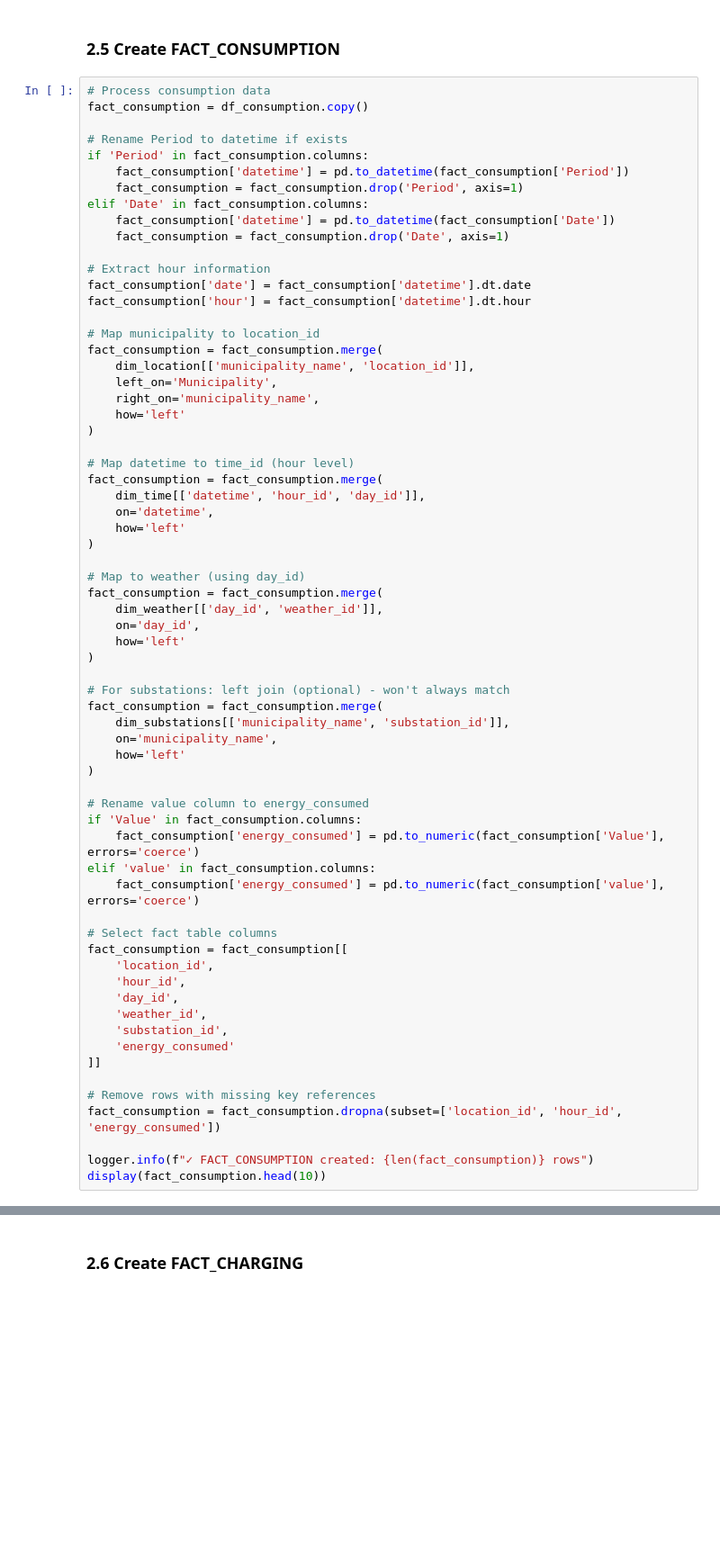
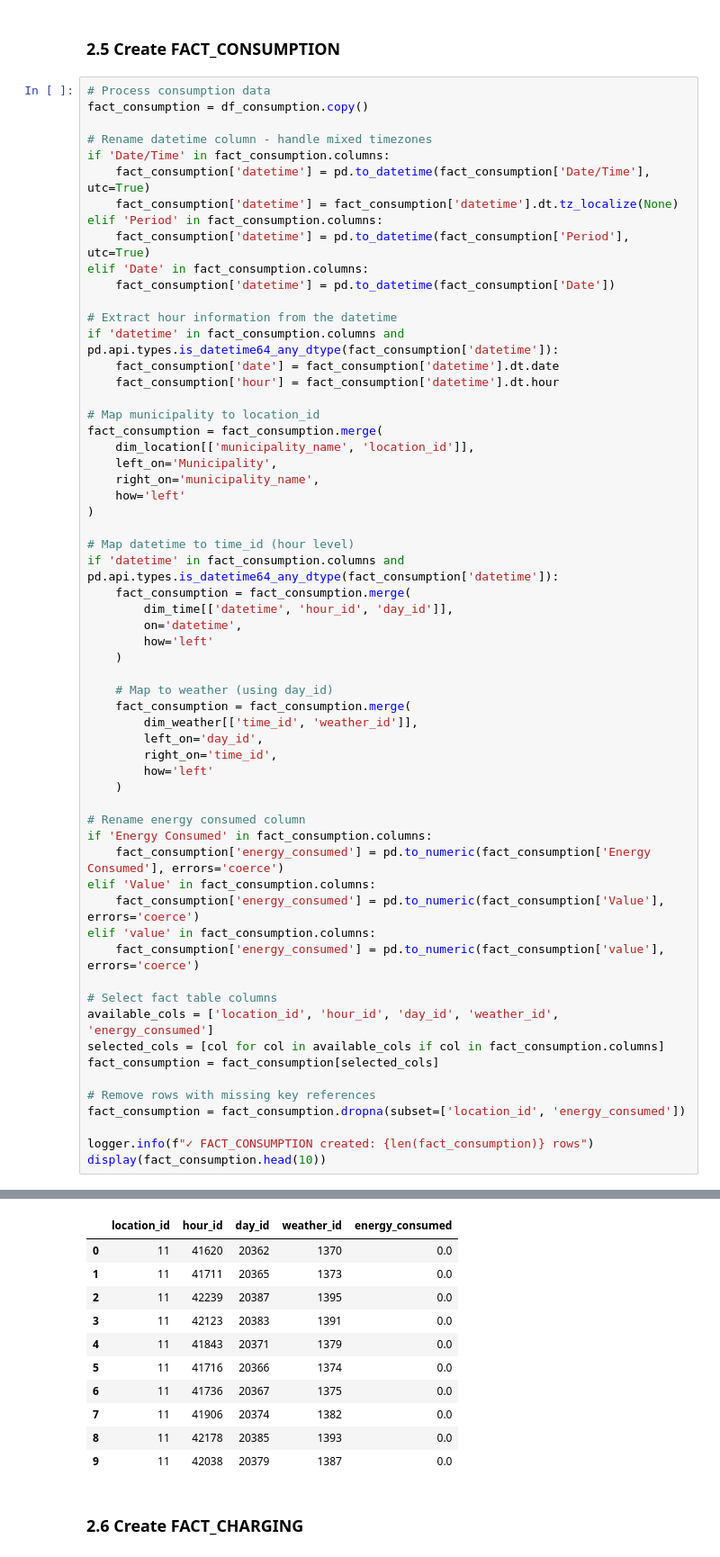
Before and after one commit to nnovajulian08/DataScienceLab, a Jupyter notebook: DW_Complete/ETL_Workflow.ipynb, the cells around one changed output, grey strips where cells are left out. Shown at 90% size. Saved outputs shown, nothing was run; the diff lists cells and outputs as text; blank space fills up the shorter version.

```diff
--- a/DW_Complete/ETL_Workflow.ipynb
+++ b/DW_Complete/ETL_Workflow.ipynb
@@ -359,17 +616,19 @@ display(dim_substations.head(10))
 # Process consumption data
 fact_consumption = df_consumption.copy()
 
-# Rename Period to datetime if exists
-if 'Period' in fact_consumption.columns:
-    fact_consumption['datetime'] = pd.to_datetime(fact_consumption['Period'])
-    fact_consumption = fact_consumption.drop('Period', axis=1)
+# Rename datetime column - handle mixed timezones
+if 'Date/Time' in fact_consumption.columns:
+    fact_consumption['datetime'] = pd.to_datetime(fact_consumption['Date/Time'], utc=True)
+    fact_consumption['datetime'] = fact_consumption['datetime'].dt.tz_localize(None)
+elif 'Period' in fact_consumption.columns:
+    fact_consumption['datetime'] = pd.to_datetime(fact_consumption['Period'], utc=True)
 elif 'Date' in fact_consumption.columns:
     fact_consumption['datetime'] = pd.to_datetime(fact_consumption['Date'])
-    fact_consumption = fact_consumption.drop('Date', axis=1)
 
-# Extract hour information
-fact_consumption['date'] = fact_consumption['datetime'].dt.date
-fact_consumption['hour'] = fact_consumption['datetime'].dt.hour
+# Extract hour information from the datetime
+if 'datetime' in fact_consumption.columns and pd.api.types.is_datetime64_any_dtype(fact_consumption['datetime']):
+    fact_consumption['date'] = fact_consumption['datetime'].dt.date
+    fact_consumption['hour'] = fact_consumption['datetime'].dt.hour
 
 # Map municipality to location_id
 fact_consumption = fact_consumption.merge(
@@ -380,44 +639,37 @@ fact_consumption = fact_consumption.merge(
 )
 
 # Map datetime to time_id (hour level)
-fact_consumption = fact_consumption.merge(
-    dim_time[['datetime', 'hour_id', 'day_id']],
-    on='datetime',
-    how='left'
-)
+if 'datetime' in fact_consumption.columns and pd.api.types.is_datetime64_any_dtype(fact_consumption['datetime']):
+    fact_consumption = fact_consumption.merge(
+        dim_time[['datetime', 'hour_id', 'day_id']],
+        on='datetime',
+        how='left'
+    )
 
-# Map to weather (using day_id)
-fact_consumption = fact_consumption.merge(
-    dim_weather[['day_id', 'weather_id']],
-    on='day_id',
-    how='left'
-)
+    # Map to weather (using day_id)
+    fact_consumption = fact_consumption.merge(
+        dim_weather[['time_id', 'weather_id']],
+        left_on='day_id',
+        right_on='time_id',
+        how='left'
+    )
 
-# For substations: left join (optional) - won't always match
-fact_consumption = fact_consumption.merge(
-    dim_substations[['municipality_name', 'substation_id']],
-    on='municipality_name',
-    how='left'
-)
-
-# Rename value column to energy_consumed
-if 'Value' in fact_consumption.columns:
+# Rename energy consumed column
+if 'Energy Consumed' in fact_consumption.columns:
+    fact_consumption['energy_consumed'] = pd.to_numeric(fact_consumption['Energy Consumed'], errors='coerce')
+elif 'Value' in fact_consumption.columns:
     fact_consumption['energy_consumed'] = pd.to_numeric(fact_consumption['Value'], errors='coerce')
 elif 'value' in fact_consumption.columns:
     fact_consumption['energy_consumed'] = pd.to_numeric(fact_consumption['value'], errors='coerce')
 
 # Select fact table columns
-fact_consumption = fact_consumption[[
-    'location_id',
-    'hour_id',
-    'day_id',
-    'weather_id',
-    'substation_id',
-    'energy_consumed'
-]]
+available_cols = ['location_id', 'hour_id', 'day_id', 'weather_id', 'energy_consumed']
+selected_cols = [col for col in available_cols if col in fact_consumption.columns]
+fact_consumption = fact_consumption[selected_cols]
 
 # Remove rows with missing key references
-fact_consumption = fact_consumption.dropna(subset=['location_id', 'hour_id', 'energy_consumed'])
+fact_consumption = fact_consumption.dropna(subset=['location_id', 'energy_consumed'])
 
 logger.info(f"✓ FACT_CONSUMPTION created: {len(fact_consumption)} rows")
 display(fact_consumption.head(10))
+# %% [output]
@@ -424,3 +677,14 @@ display(fact_consumption.head(10))
+|  | location_id | hour_id | day_id | weather_id | energy_consumed |
+| 0 | 11 | 41620 | 20362 | 1370 | 0.0 |
+| 1 | 11 | 41711 | 20365 | 1373 | 0.0 |
+| 2 | 11 | 42239 | 20387 | 1395 | 0.0 |
+| 3 | 11 | 42123 | 20383 | 1391 | 0.0 |
+| 4 | 11 | 41843 | 20371 | 1379 | 0.0 |
+| 5 | 11 | 41716 | 20366 | 1374 | 0.0 |
+| 6 | 11 | 41736 | 20367 | 1375 | 0.0 |
+| 7 | 11 | 41906 | 20374 | 1382 | 0.0 |
+| 8 | 11 | 42178 | 20385 | 1393 | 0.0 |
+| 9 | 11 | 42038 | 20379 | 1387 | 0.0 |
 # %% [markdown]
 ### 2.6 Create FACT_CHARGING
 # %%
```
Also changed, not shown: parts of 24 cells of this notebook.
